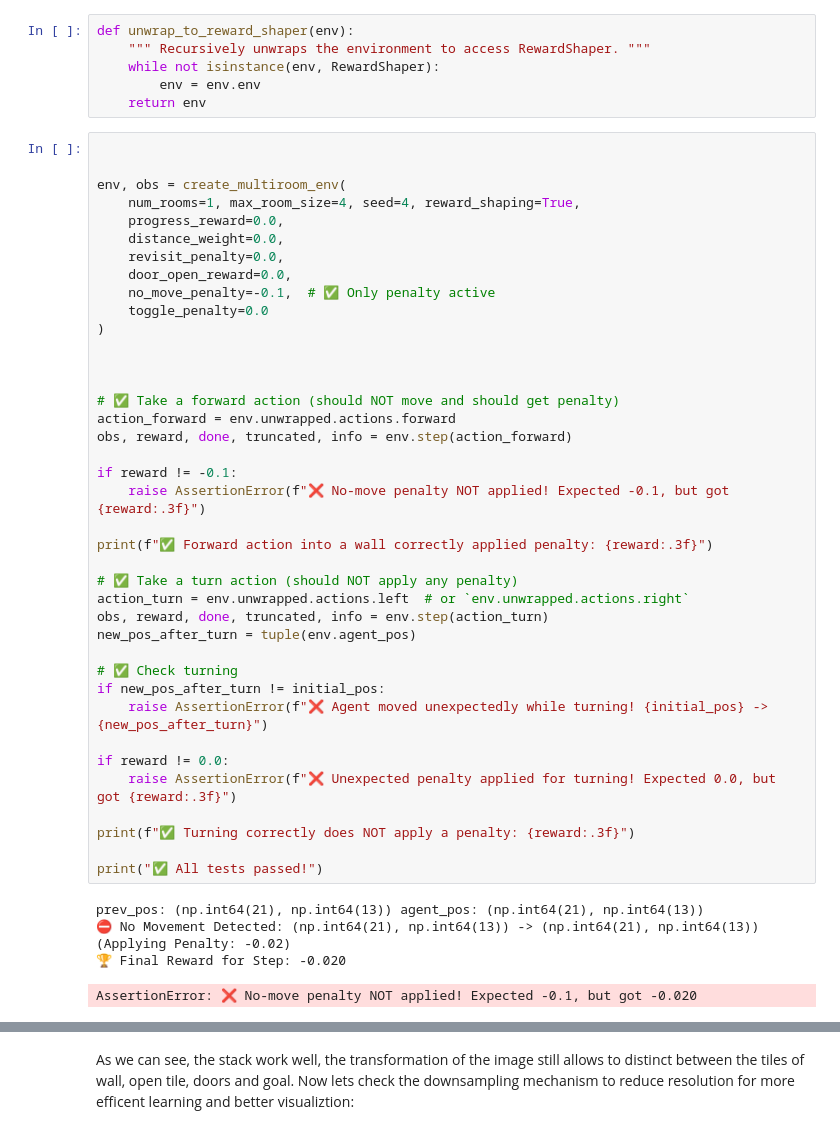
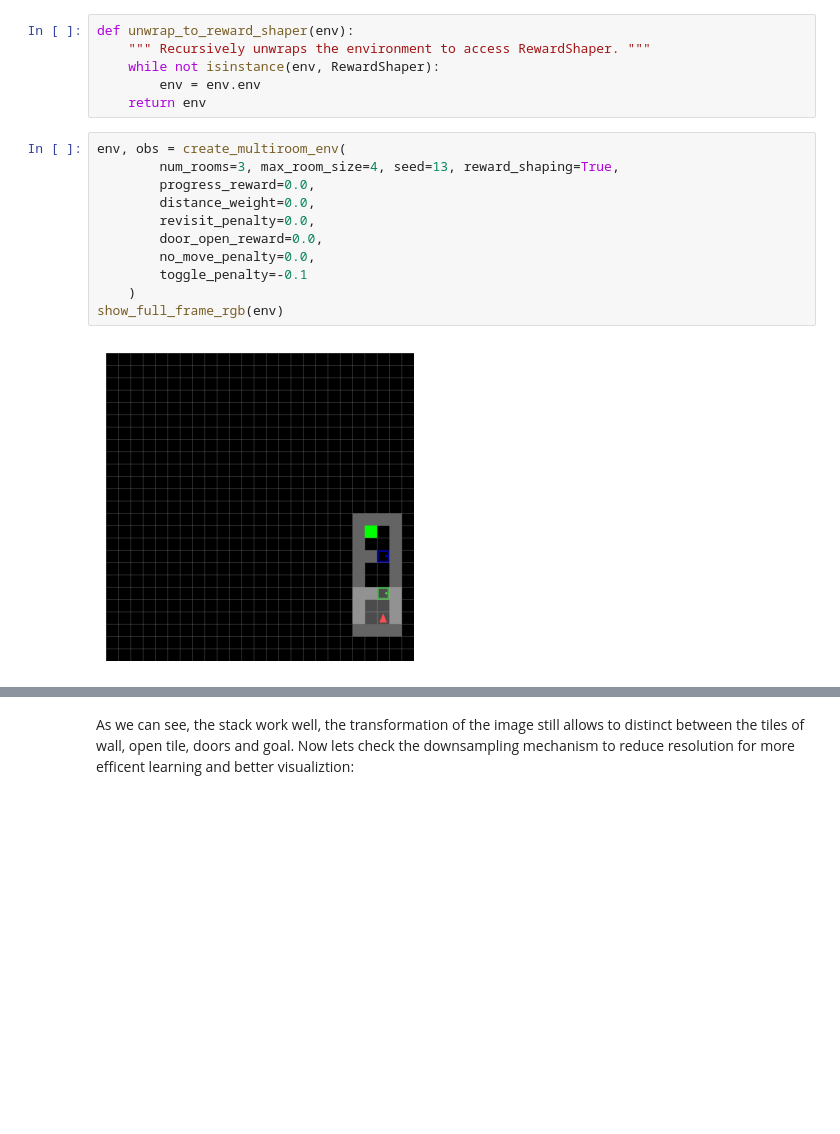
Before and after one commit to yGit741/RL-final, a Jupyter notebook: final_project_training_204266191_318947470.ipynb, the cells around one changed output, grey strips where cells are left out. Saved outputs shown, nothing was run; the diff lists cells and outputs as text; blank space fills up the shorter version.

```diff
--- a/final_project_training_204266191_318947470.ipynb
+++ b/final_project_training_204266191_318947470.ipynb
@@ -914,47 +915,16 @@ def unwrap_to_reward_shaper(env):
     while not isinstance(env, RewardShaper):
         env = env.env
     return env
-# %%
-
-
-env, obs = create_multiroom_env(
-    num_rooms=1, max_room_size=4, seed=4, reward_shaping=True,
-    progress_reward=0.0,
-    distance_weight=0.0,
-    revisit_penalty=0.0,
-    door_open_reward=0.0,
-    no_move_penalty=-0.1,  # ✅ Only penalty active
-    toggle_penalty=0.0
-)
-
-
-
-# ✅ Take a forward action (should NOT move and should get penalty)
-action_forward = env.unwrapped.actions.forward
-obs, reward, done, truncated, info = env.step(action_forward)
-
-if reward != -0.1:
-    raise AssertionError(f"❌ No-move penalty NOT applied! Expected -0.1, but got {reward:.3f}")
-
-print(f"✅ Forward action into a wall correctly applied penalty: {reward:.3f}")
-
-# ✅ Take a turn action (should NOT apply any penalty)
-action_turn = env.unwrapped.actions.left  # or `env.unwrapped.actions.right`
-obs, reward, done, truncated, info = env.step(action_turn)
-new_pos_after_turn = tuple(env.agent_pos)
-
-# ✅ Check turning
-if new_pos_after_turn != initial_pos:
-    raise AssertionError(f"❌ Agent moved unexpectedly while turning! {initial_pos} -> {new_pos_after_turn}")
-
-if reward != 0.0:
-    raise AssertionError(f"❌ Unexpected penalty applied for turning! Expected 0.0, but got {reward:.3f}")
-
-print(f"✅ Turning correctly does NOT apply a penalty: {reward:.3f}")
-
-print("✅ All tests passed!")
-# %% [output]
-prev_pos: (np.int64(21), np.int64(13)) agent_pos: (np.int64(21), np.int64(13))
-⛔ No Movement Detected: (np.int64(21), np.int64(13)) -> (np.int64(21), np.int64(13)) (Applying Penalty: -0.02)
-🏆 Final Reward for Step: -0.020
-AssertionError: ❌ No-move penalty NOT applied! Expected -0.1, but got -0.020
+# %%
+env, obs = create_multiroom_env(
+        num_rooms=3, max_room_size=4, seed=13, reward_shaping=True,
+        progress_reward=0.0,
+        distance_weight=0.0,
+        revisit_penalty=0.0,
+        door_open_reward=0.0,
+        no_move_penalty=0.0,
+        toggle_penalty=-0.1
+    )
+show_full_frame_rgb(env)
+# %% [output]
+[figure, added]
```
Also changed, not shown: parts of 16 cells of this notebook.
